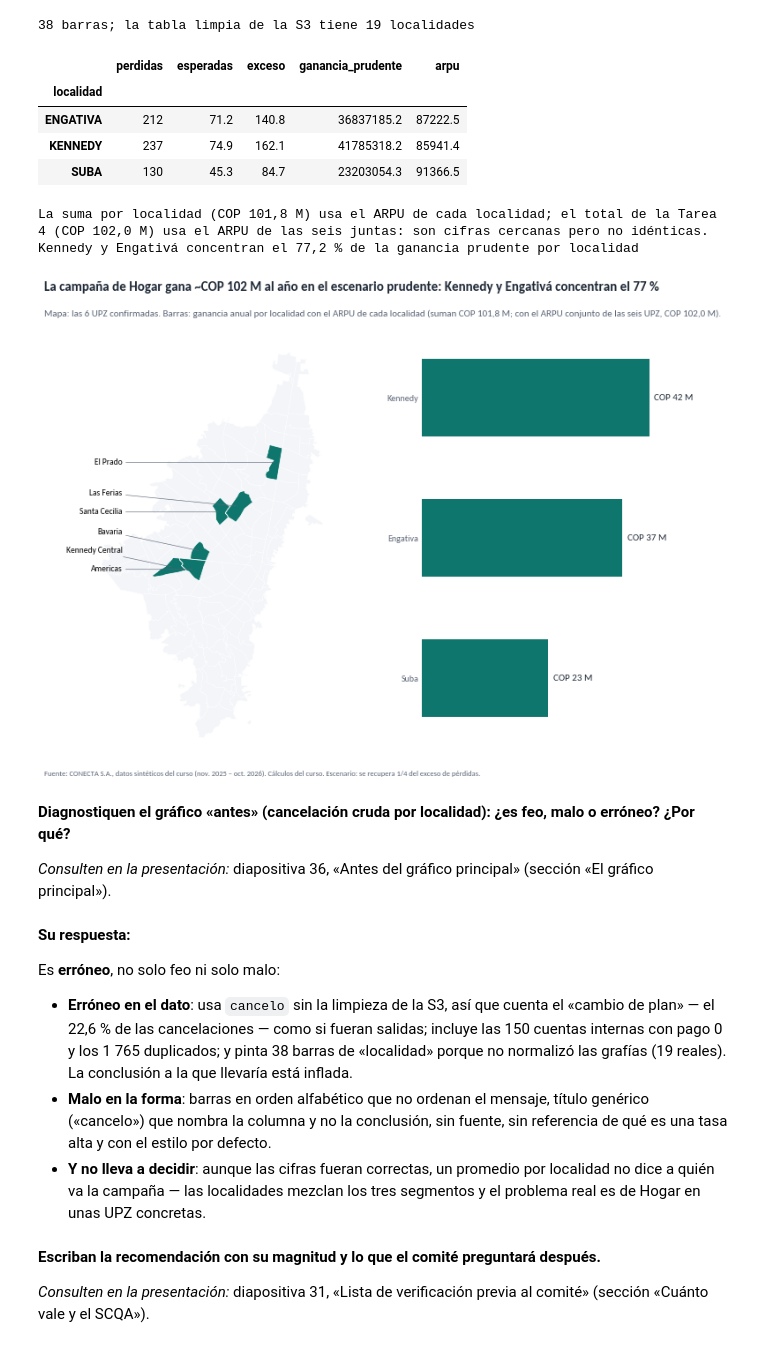
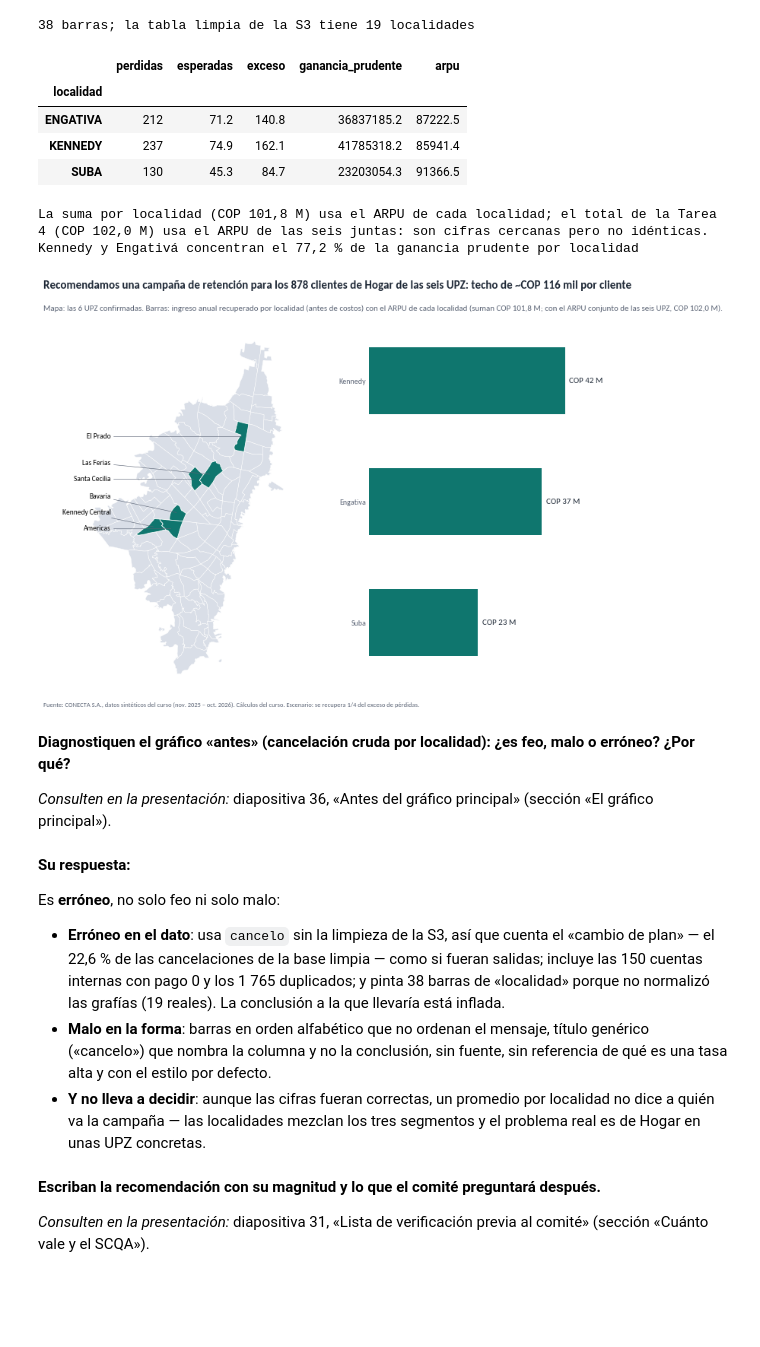
Before and after one commit to juliomariop/visualizacion_datos_especializacion, a Jupyter notebook: sesion_04/DATAVIZ_sesion_4_proyecto_A_grupo_9.ipynb, the cells around one changed output. Drawn from its saved outputs; the diff is of its cells as text; code cells hidden in the pictures; blank space fills up the shorter version.

```diff
--- a/sesion_04/DATAVIZ_sesion_4_proyecto_A_grupo_9.ipynb
+++ b/sesion_04/DATAVIZ_sesion_4_proyecto_A_grupo_9.ipynb
@@ -525,7 +565,7 @@ print(f"{antes_loc.size} barras; la tabla limpia de la S3 tiene {d['localidad'].
 # Ya está hecha (los mapas son el tema de la S5): dibuja las UPZ con las confirmadas resaltadas y sus nombres.
 def mapa_confirmadas(ax, confirmadas):
     es_conf = upz["codigo_upz"].isin(confirmadas.index)
-    upz[~es_conf].plot(ax=ax, color=PALETA["fondo"], edgecolor="white", linewidth=0.5)
+    upz[~es_conf].plot(ax=ax, color="#D9DEE7", edgecolor="white", linewidth=0.5)
     upz[es_conf].plot(ax=ax, color=PALETA["principal"], edgecolor="white", linewidth=0.8)
     # Rótulos en una columna a la izquierda, ordenados por latitud y separados para que no se monten.
     puntos = sorted(((f.geometry.representative_point(), f["upz"].title()) for _, f in upz[es_conf].iterrows()),
@@ -549,36 +589,36 @@ por_localidad = en_conf.groupby("localidad").agg(perdidas=("perdida", "sum"), es
 por_localidad["exceso"] = por_localidad["perdidas"] - por_localidad["esperadas"]
 por_localidad["ganancia_prudente"] = por_localidad["exceso"] * arpu_loc * 12 * ESCENARIOS[0]
 display(por_localidad.assign(arpu=arpu_loc).round(1))
 print(f"La suma por localidad (COP {decimal(por_localidad['ganancia_prudente'].sum() / 1e6, 1)} M) usa el ARPU de cada "
       f"localidad; el total de la Tarea 4 (COP {decimal(ganancia[ESCENARIOS[0]] / 1e6, 1)} M) usa el ARPU de las seis juntas: "
       "son cifras cercanas pero no idénticas.")
 parte_ken_eng = por_localidad.loc[["KENNEDY", "ENGATIVA"], "ganancia_prudente"].sum() / por_localidad["ganancia_prudente"].sum()
 print(f"Kennedy y Engativá concentran el {decimal(100 * parte_ken_eng, 1)} % de la ganancia prudente por localidad")
 
 fig = plt.figure(figsize=(11, 7.2))
 mapa_confirmadas(fig.add_axes([0.0, 0.0, 0.5, 0.93]), conf)      # el mapa ya está hecho
 px = fig.add_axes([0.55, 0.05, 0.43, 0.86])                      # el panel de barras
 p = por_localidad.sort_values("ganancia_prudente")
 colores = [PALETA["principal"]] * len(p)   # las tres localidades son las recomendadas
 px.barh(p.index.str.title(), p["ganancia_prudente"], color=colores, height=0.55)
 for i, v_ in enumerate(p["ganancia_prudente"]):
     px.text(v_ + 900_000, i, f"COP {decimal(v_ / 1e6, 0)} M", va="center", fontsize=11, color=PALETA["texto"])
 px.set_xlim(0, p["ganancia_prudente"].max() * 1.32)
 limpiar_ejes(px)
-titulo(fig, "La campaña de Hogar gana ~COP 102 M al año en el escenario prudente: Kennedy y Engativá concentran el 77 %",
-       "Mapa: las 6 UPZ confirmadas. Barras: ganancia anual por localidad con el ARPU de cada localidad (suman COP 101,8 M; "
+titulo(fig, "Recomendamos una campaña de retención para los 878 clientes de Hogar de las seis UPZ: techo de ~COP 116 mil por cliente",
+       "Mapa: las 6 UPZ confirmadas. Barras: ingreso anual recuperado por localidad (antes de costos) con el ARPU de cada localidad (suman COP 101,8 M; "
        "con el ARPU conjunto de las seis UPZ, COP 102,0 M).", y=1.02)
 fuente(fig, FUENTE_CONECTA + " Escenario: se recupera 1/4 del exceso de pérdidas.")
 guardar(fig, "grafico_principal_campana.png")
 # %% [output]
 |  | perdidas | esperadas | exceso | ganancia_prudente | arpu |
 | localidad |  |  |  |  |  |
 | ENGATIVA | 212 | 71.2 | 140.8 | 36837185.2 | 87222.5 |
 | KENNEDY | 237 | 74.9 | 162.1 | 41785318.2 | 85941.4 |
 | SUBA | 130 | 45.3 | 84.7 | 23203054.3 | 91366.5 |
 La suma por localidad (COP 101,8 M) usa el ARPU de cada localidad; el total de la Tarea 4 (COP 102,0 M) usa el ARPU de las seis juntas: son cifras cercanas pero no idénticas.
 Kennedy y Engativá concentran el 77,2 % de la ganancia prudente por localidad
-[figure, old version]
+[figure, new version]
 # %% [markdown]
 **Diagnostiquen el gráfico «antes» (cancelación cruda por localidad): ¿es feo, malo o erróneo? ¿Por qué?**
 
@@ -588,7 +628,7 @@ Kennedy y Engativá concentran el 77,2 % de la ganancia prudente por localidad
 
 Es **erróneo**, no solo feo ni solo malo:
 
-- **Erróneo en el dato**: usa `cancelo` sin la limpieza de la S3, así que cuenta el «cambio de plan» — el 22,6 % de las cancelaciones — como si fueran salidas; incluye las 150 cuentas internas con pago 0 y los 1 765 duplicados; y pinta 38 barras de «localidad» porque no normalizó las grafías (19 reales). La conclusión a la que llevaría está inflada.
+- **Erróneo en el dato**: usa `cancelo` sin la limpieza de la S3, así que cuenta el «cambio de plan» — el 22,6 % de las cancelaciones de la base limpia — como si fueran salidas; incluye las 150 cuentas internas con pago 0 y los 1 765 duplicados; y pinta 38 barras de «localidad» porque no normalizó las grafías (19 reales). La conclusión a la que llevaría está inflada.
 - **Malo en la forma**: barras en orden alfabético que no ordenan el mensaje, título genérico («cancelo») que nombra la columna y no la conclusión, sin fuente, sin referencia de qué es una tasa alta y con el estilo por defecto.
 - **Y no lleva a decidir**: aunque las cifras fueran correctas, un promedio por localidad no dice a quién va la campaña — las localidades mezclan los tres segmentos y el problema real es de Hogar en unas UPZ concretas.
 # %% [markdown]
```
Also changed, not shown: parts of 10 cells of this notebook, 8 other files.
